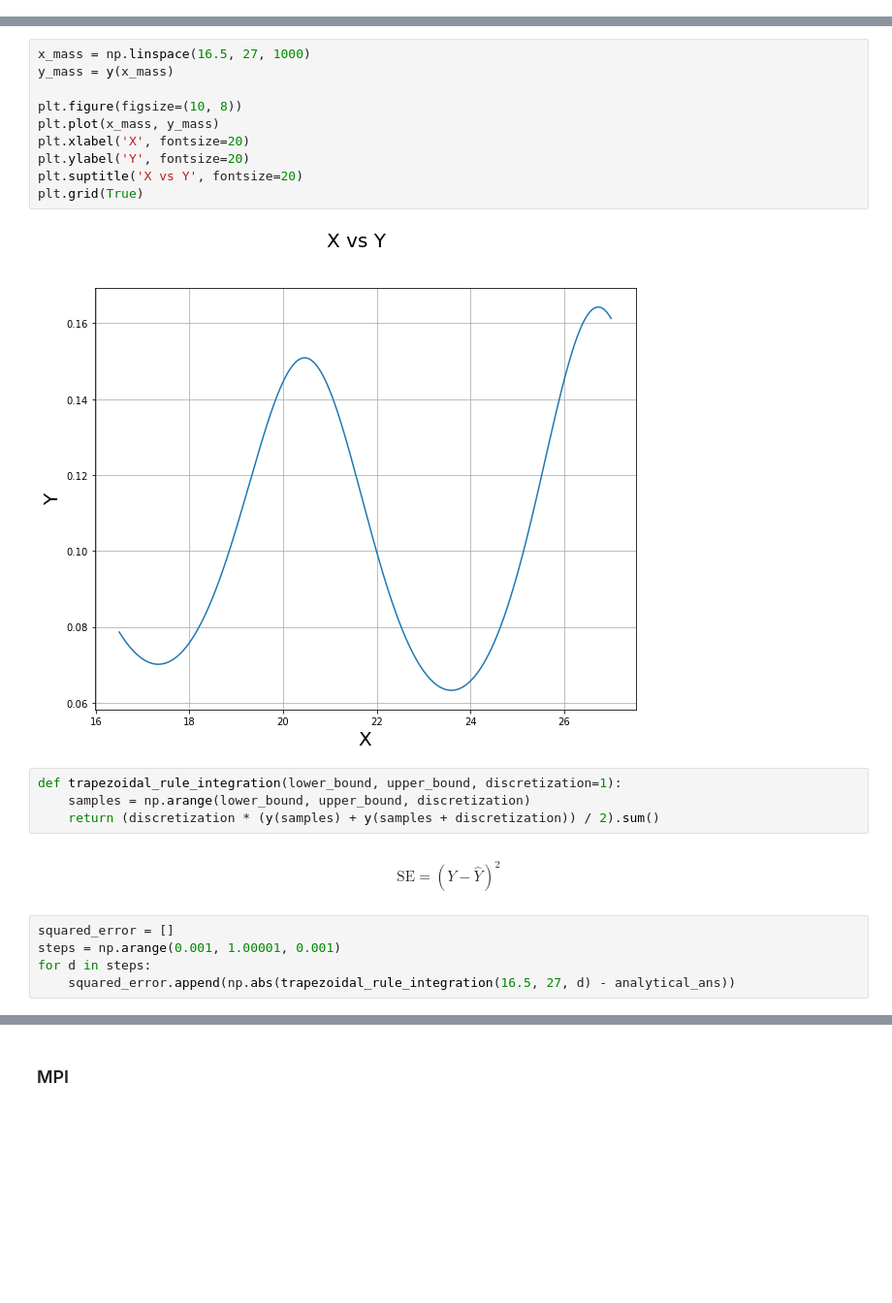
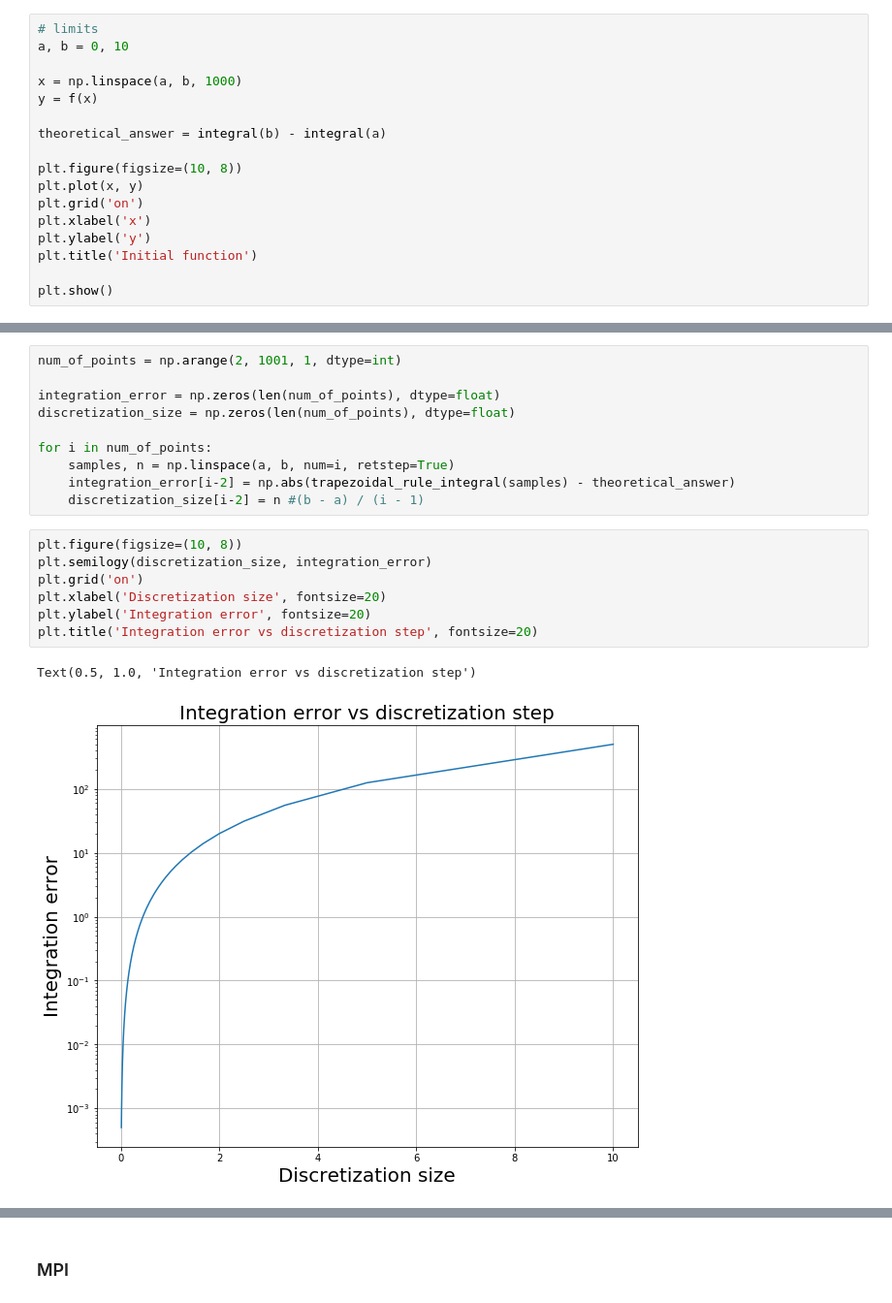
Before and after one commit to mdborisova/HPPL, a Jupyter notebook: 7_Study_an_integral.ipynb, the cells around one changed output, grey strips where cells are left out. Shown: that part at 97% size. Cells and saved outputs as stored; diff of their text form; blank space fills up the shorter version.

```diff
--- a/7_Study_an_integral.ipynb
+++ b/7_Study_an_integral.ipynb
@@ -13,0 +29,17 @@ analytical_ans = 1.09613
+# %%
+# limits
+a, b = 0, 10
+
+x = np.linspace(a, b, 1000)
+y = f(x)
+
+theoretical_answer = integral(b) - integral(a)
+
+plt.figure(figsize=(10, 8))
+plt.plot(x, y)
+plt.grid('on')
+plt.xlabel('x')
+plt.ylabel('y')
+plt.title('Initial function')
+
+plt.show()
@@ -14,23 +48,20 @@ analytical_ans = 1.09613
+# %%
+num_of_points = np.arange(2, 1001, 1, dtype=int)
+
+integration_error = np.zeros(len(num_of_points), dtype=float)
+discretization_size = np.zeros(len(num_of_points), dtype=float)
+
+for i in num_of_points:
+    samples, n = np.linspace(a, b, num=i, retstep=True)
+    integration_error[i-2] = np.abs(trapezoidal_rule_integral(samples) - theoretical_answer)
+    discretization_size[i-2] = n #(b - a) / (i - 1)
 # %%
-x_mass = np.linspace(16.5, 27, 1000)
-y_mass = y(x_mass)
-
 plt.figure(figsize=(10, 8))
-plt.plot(x_mass, y_mass)
-plt.xlabel('X', fontsize=20)
-plt.ylabel('Y', fontsize=20)
-plt.suptitle('X vs Y', fontsize=20)
-plt.grid(True)
+plt.semilogy(discretization_size, integration_error)
+plt.grid('on')
+plt.xlabel('Discretization size', fontsize=20)
+plt.ylabel('Integration error', fontsize=20)
+plt.title('Integration error vs discretization step', fontsize=20)
 # %% [output]
+Text(0.5, 1.0, 'Integration error vs discretization step')
-[figure, old version]
+[figure, new version]
-# %%
-def trapezoidal_rule_integration(lower_bound, upper_bound, discretization=1):
-    samples = np.arange(lower_bound, upper_bound, discretization)
-    return (discretization * (y(samples) + y(samples + discretization)) / 2).sum()
-# %% [markdown]
-$$\text{SE} = \left(Y - \hat{Y}\right)^2$$
-# %%
-squared_error = []
-steps = np.arange(0.001, 1.00001, 0.001)
-for d in steps:
-    squared_error.append(np.abs(trapezoidal_rule_integration(16.5, 27, d) - analytical_ans))
```
Also changed, not shown: parts of 10 cells of this notebook.
